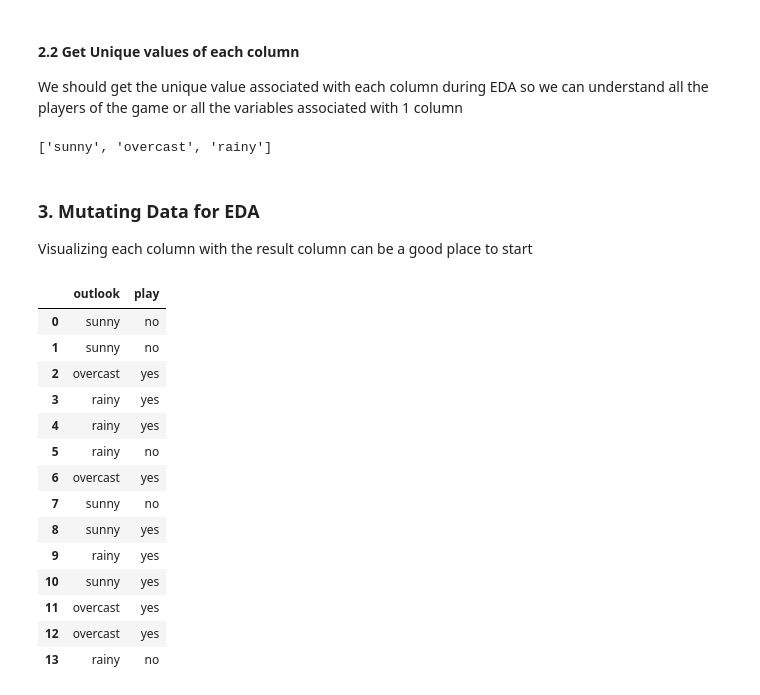
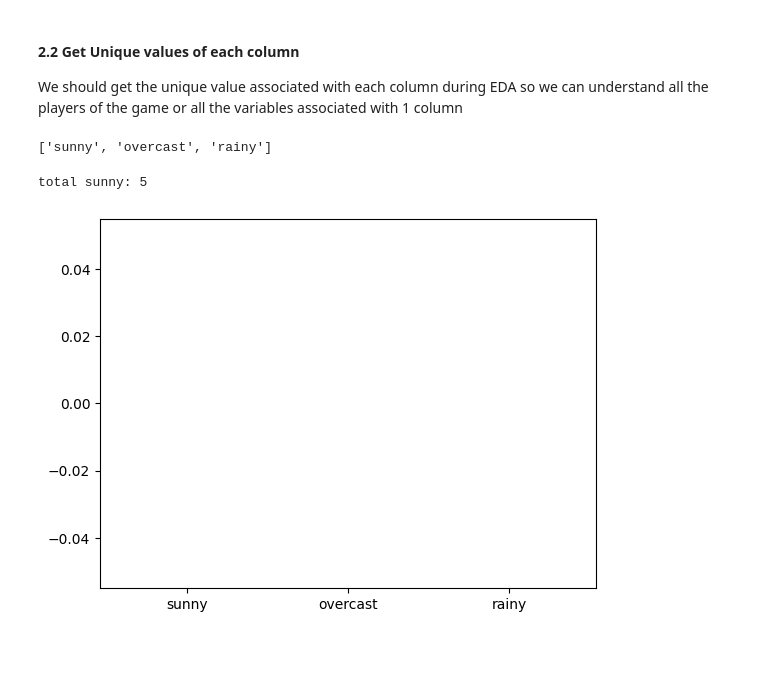
Before and after one commit to Siddhant128-bit/Kings_College_AI_Training, a Jupyter notebook: 1.EDA_Basics/eda_basics.ipynb, the cells around one changed output. Cells and saved outputs as stored; diff of their text form; code cells hidden in the pictures; blank space fills up the shorter version.

Commit message:
Eda Version 2
Made some big changes in EDA. Moved files to data and also modification on notebook.

```diff
--- a/1.EDA_Basics/eda_basics.ipynb
+++ b/1.EDA_Basics/eda_basics.ipynb
@@ -42,8 +42,12 @@ Here are some of the required dependencies <br><br>
 </p>
 # %%
 import pandas as pd
+import numpy as np
+import matplotlib.pyplot as plt
+import seaborn as sns
 
-data_tennis=pd.read_csv('tennis.csv')
+
+data_tennis=pd.read_csv('data/tennis.csv')
 display(data_tennis)
 # %% [output]
 |  | outlook | temp | humidity | windy | play |
@@ -99,36 +165,39 @@ data_tennis.columns.to_list()
 <h4>2.2 Get Unique values of each column </h4>
 
 <p>We should get the unique value associated with each column during EDA so we can understand all the players of the game or all the variables associated with 1 column </p>
-# %%
-unique_outlook=list(data_tennis['outlook'].unique())
-display(unique_outlook)
-
-# Similar to the code above we need to extract unique temp , unique humidity, unique widy
-
-# YOUR CODE HERE
-
-##################
-# %% [output]
-['sunny', 'overcast', 'rainy']
-# %% [markdown]
-<h3>3. Mutating Data for EDA </h3>
-
-<p> Visualizing each column with the result column can be a good place to start  </p>
-# %%
-display(data_tennis[['outlook','play']])
-# %% [output]
-|  | outlook | play |
-| 0 | sunny | no |
-| 1 | sunny | no |
-| 2 | overcast | yes |
-| 3 | rainy | yes |
-| 4 | rainy | yes |
-| 5 | rainy | no |
-| 6 | overcast | yes |
-| 7 | sunny | no |
-| 8 | sunny | yes |
-| 9 | rainy | yes |
-| 10 | sunny | yes |
-| 11 | overcast | yes |
-| 12 | overcast | yes |
-| 13 | rainy | no |
+# %%
+unique_outlook=list(data_tennis['outlook'].unique())
+display(unique_outlook)
+
+#Count how many sunny outlook is there in the data
+#display(data_tennis['outlook'].loc[data_tennis['outlook']=='sunny'].count())
+
+sunny_count=data_tennis['outlook'].loc[data_tennis['outlook']=='sunny'].count()
+print(f'total sunny: {sunny_count}')
+
+# Getting count of each unique value of outlook
+
+# MODIFY CODE HERE
+count_var={}
+for val in unique_outlook:
+    count_var[val]=data_tennis['outlook'].loc[data_tennis['outlook']=='something'].count()
+
+try:
+    plt.bar(count_var.keys(),count_var.values())
+except:
+    pass
+
+#Display count_var and plot count graph for outlook
+
+
+#################################
+# Similar to the code above we need to extract unique temp , unique humidity, unique windy
+# Also generate total count_var for each variable throughout the table,
+# also plot count graph for all variables to identify most frequent one.
+# YOUR CODE HERE
+
+##################
+# %% [output]
+['sunny', 'overcast', 'rainy']
+total sunny: 5
+[figure, added]
```
Also changed, not shown: parts of 10 cells of this notebook, 3 other files.
